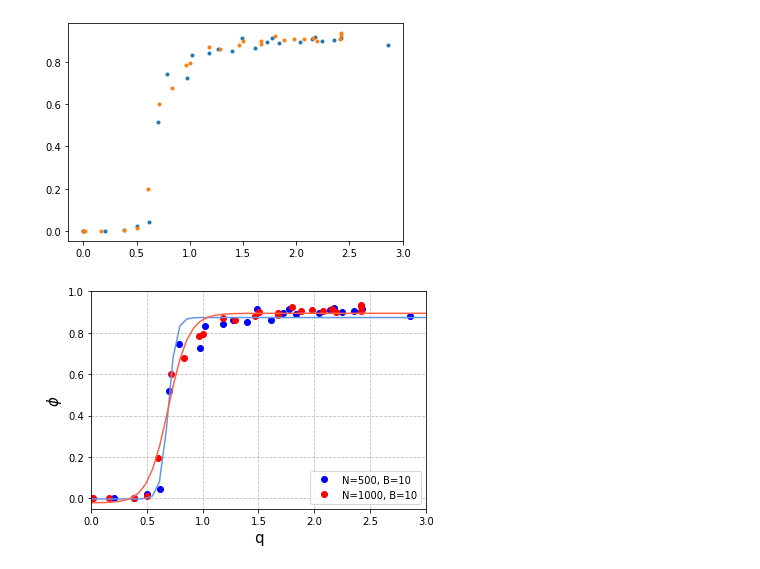
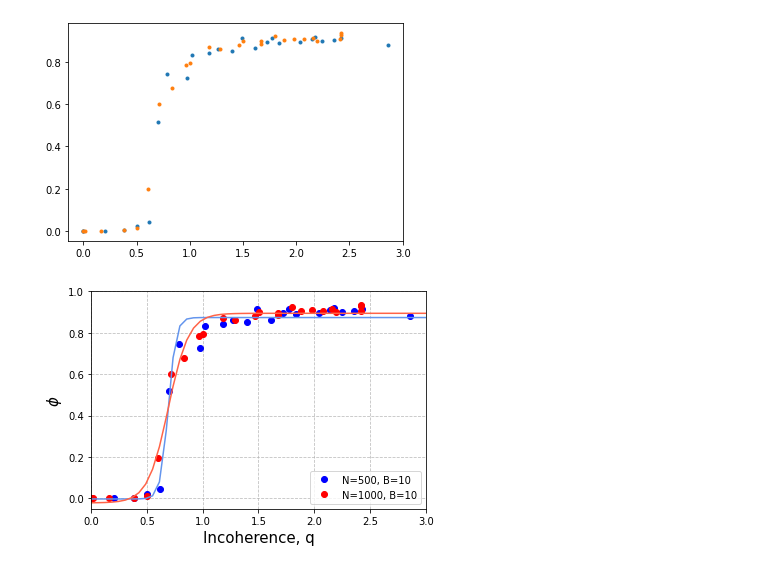
Before and after one commit to karankabbur/Significance-of-Directed-graphs-properties-in-Complex-Systems, a Jupyter notebook: Pref_preying_model.ipynb, the cells around one changed output. Saved outputs shown, nothing was run; the diff lists cells and outputs as text; code cells hidden in the pictures.

```diff
--- a/Pref_preying_model.ipynb
+++ b/Pref_preying_model.ipynb
@@ -117,7 +118,7 @@ def gen_ppm(N, B, avg_k, T):
     #N = 1000
     L = avg_k*N #5000
     #B=200
-    s = [1]*B + [0]*(N-B)
+    #s = [1]*B + [0]*(N-B)
 
     D = nx.DiGraph()
     D.add_nodes_from(range(B))
@@ -186,7 +187,7 @@ def gen_ppm(N, B, avg_k, T):
             #edge_count+=1
             #print(edge_count)
             #print(D.number_of_edges())
-    return D
+    return nx.trophic_incoherence_parameter(D)
 # %%
 coh_D = gen_ppm(30, 5, 5,0.001)
 # %% [output]
@@ -318,6 +315,12 @@ plt.plot(q_1000,phi_1000,'.')
 # %% [output]
 [<matplotlib.lines.Line2D at 0x...>]
 [figure]
+# %%
+df = pd.read_csv("phi_Vs_q_B10.csv")
+q_500 = df.q_500
+q_1000 = df.q_1000
+phi_500 = df.phi_500
+phi_1000 = df.phi_1000
 # %%
 xdata = q_500
 ydata = phi_500
@@ -343,20 +346,24 @@ x = np.linspace(0,3,50)
 yfit_500 = sigmoid(x,*popt_500)
 yfit_1000 = sigmoid(x,*popt_1000)
 # %%
+x = np.linspace(0,3,50)
+
 plt.plot(q_500,phi_500,'o',c='blue',label="N=500, B=10")
 plt.plot(q_1000,phi_1000,'o',c='red',label="N=1000, B=10")
 plt.plot(x,yfit_500,c='cornflowerblue')
 plt.plot(x,yfit_1000,c='tomato')
 
 plt.xlim([0,3])
 plt.ylim([-0.05,1])
 plt.grid(linestyle='--',alpha=0.8,which='both')
 plt.legend(loc='best')
-plt.xlabel("q",size=15)
+plt.xlabel("Incoherence, q",size=15)
 plt.ylabel("$\\phi$",size=15)
+#plt.title("Gen. Pref-Prey model;  ")
+plt.savefig("phi_vs_q.png")
 plt.show()
 # %% [output]
-[figure, old version]
+[figure, new version]
 # %%
 df = pd.DataFrame({'q_500':q_500,'q_1000':q_1000,'phi_500':phi_500,'phi_1000':phi_1000})
 df.to_csv("phi_Vs_q_B10.csv",index=False)
```
Also changed, not shown: parts of 17 cells of this notebook, 18 other files.
